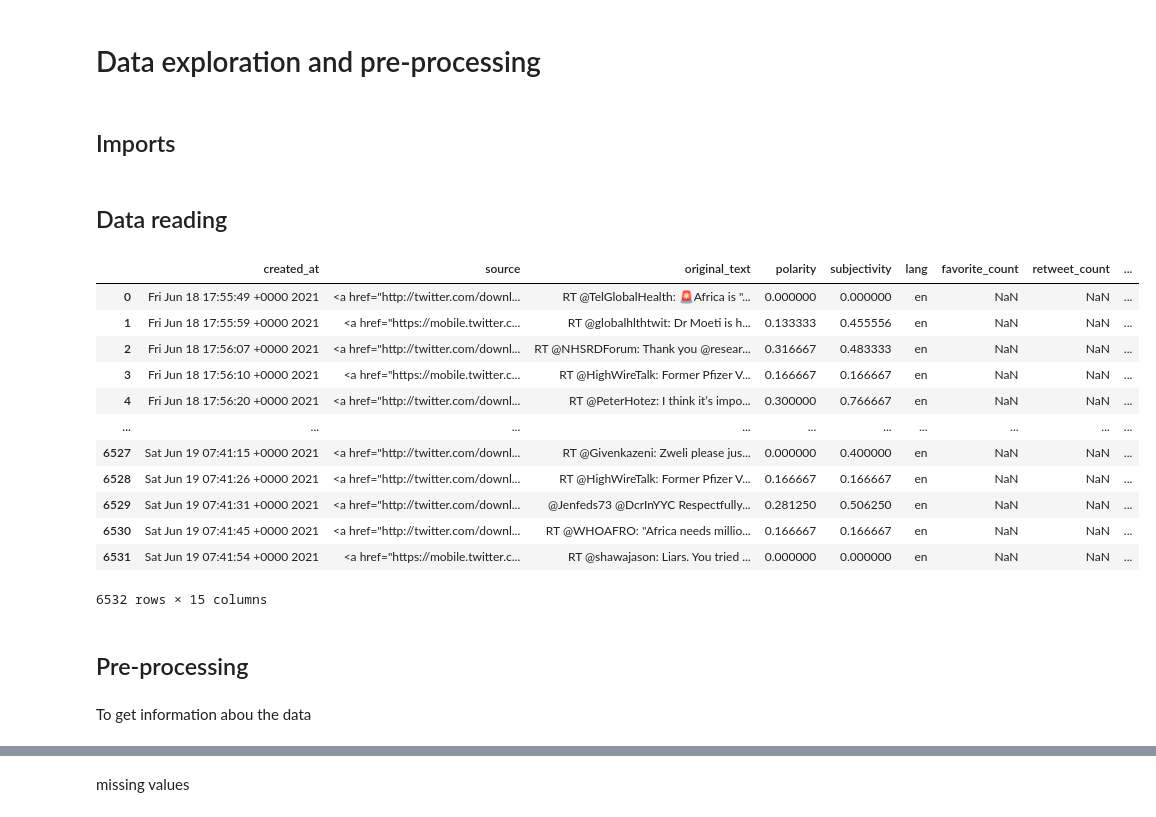
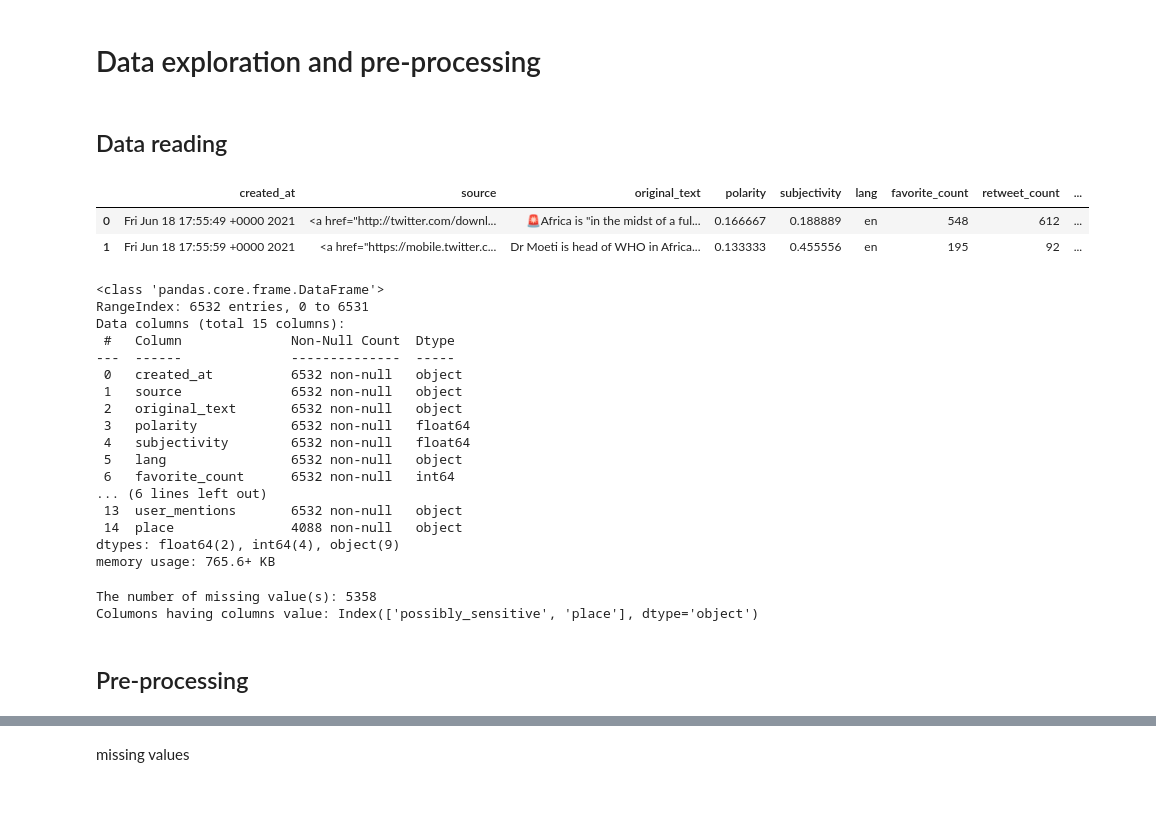
Before and after one commit to eandualem/Twitter-Data-Analysis, a Jupyter notebook: notebooks/preprocessing.ipynb, the cells around one changed output, grey strips where cells are left out. Cells and saved outputs as stored; diff of their text form; code cells hidden in the pictures.

Commit message:
feat: generate cleaned data

```diff
--- a/notebooks/preprocessing.ipynb
+++ b/notebooks/preprocessing.ipynb
@@ -1,4 +1,2 @@
 # %% [markdown]
 # Data exploration and pre-processing
-# %% [markdown]
-## Imports
@@ -10,21 +10,35 @@ import pandas as pd
 # %%
 tweets = pd.read_csv("../processed_tweet_data.csv")
-tweets
+tweets[:2]
 # %% [output]
 |  | created_at | source | original_text | polarity | subjectivity | lang | favorite_count | retweet_count | ... |
-| 0 | Fri Jun 18 17:55:49 +0000 2021 | <a href="http://twitter.com/downl... | RT @TelGlobalHealth: 🚨Africa is "... | 0.000000 | 0.000000 | en | NaN | NaN | ... |
-| 1 | Fri Jun 18 17:55:59 +0000 2021 | <a href="https://mobile.twitter.c... | RT @globalhlthtwit: Dr Moeti is h... | 0.133333 | 0.455556 | en | NaN | NaN | ... |
-| 2 | Fri Jun 18 17:56:07 +0000 2021 | <a href="http://twitter.com/downl... | RT @NHSRDForum: Thank you @resear... | 0.316667 | 0.483333 | en | NaN | NaN | ... |
-| 3 | Fri Jun 18 17:56:10 +0000 2021 | <a href="https://mobile.twitter.c... | RT @HighWireTalk: Former Pfizer V... | 0.166667 | 0.166667 | en | NaN | NaN | ... |
-| 4 | Fri Jun 18 17:56:20 +0000 2021 | <a href="http://twitter.com/downl... | RT @PeterHotez: I think it’s impo... | 0.300000 | 0.766667 | en | NaN | NaN | ... |
-| ... | ... | ... | ... | ... | ... | ... | ... | ... | ... |
-| 6527 | Sat Jun 19 07:41:15 +0000 2021 | <a href="http://twitter.com/downl... | RT @Givenkazeni: Zweli please jus... | 0.000000 | 0.400000 | en | NaN | NaN | ... |
-| 6528 | Sat Jun 19 07:41:26 +0000 2021 | <a href="http://twitter.com/downl... | RT @HighWireTalk: Former Pfizer V... | 0.166667 | 0.166667 | en | NaN | NaN | ... |
-| 6529 | Sat Jun 19 07:41:31 +0000 2021 | <a href="http://twitter.com/downl... | @Jenfeds73 @DcrInYYC Respectfully... | 0.281250 | 0.506250 | en | NaN | NaN | ... |
-| 6530 | Sat Jun 19 07:41:45 +0000 2021 | <a href="http://twitter.com/downl... | RT @WHOAFRO: "Africa needs millio... | 0.166667 | 0.166667 | en | NaN | NaN | ... |
-| 6531 | Sat Jun 19 07:41:54 +0000 2021 | <a href="https://mobile.twitter.c... | RT @shawajason: Liars. You tried ... | 0.000000 | 0.000000 | en | NaN | NaN | ... |
+| 0 | Fri Jun 18 17:55:49 +0000 2021 | <a href="http://twitter.com/downl... | 🚨Africa is "in the midst of a ful... | 0.166667 | 0.188889 | en | 548 | 612 | ... |
+| 1 | Fri Jun 18 17:55:59 +0000 2021 | <a href="https://mobile.twitter.c... | Dr Moeti is head of WHO in Africa... | 0.133333 | 0.455556 | en | 195 | 92 | ... |
-6532 rows × 15 columns
+# %%
+tweets.info()
+# %% [output]
+<class 'pandas.core.frame.DataFrame'>
+RangeIndex: 6532 entries, 0 to 6531
+Data columns (total 15 columns):
+ #   Column              Non-Null Count  Dtype
+---  ------              --------------  -----
+ 0   created_at          6532 non-null   object
+ 1   source              6532 non-null   object
+ 2   original_text       6532 non-null   object
+ 3   polarity            6532 non-null   float64
+ 4   subjectivity        6532 non-null   float64
+ 5   lang                6532 non-null   object
+ 6   favorite_count      6532 non-null   int64
+... (6 lines left out)
+ 13  user_mentions       6532 non-null   object
+ 14  place               4088 non-null   object
+dtypes: float64(2), int64(4), object(9)
+memory usage: 765.6+ KB
+# %%
+print("The number of missing value(s): {}".format(tweets.isnull().sum().sum()))
+print("Columons having columns value: {}".format(tweets.columns[tweets.isnull().any()]))
+# %% [output]
+The number of missing value(s): 5358
+Columons having columns value: Index(['possibly_sensitive', 'place'], dtype='object')
 # %% [markdown]
 ## Pre-processing
-# %% [markdown]
-To get information abou the data
```
Also changed, not shown: parts of 52 cells of this notebook, 5 other files.
